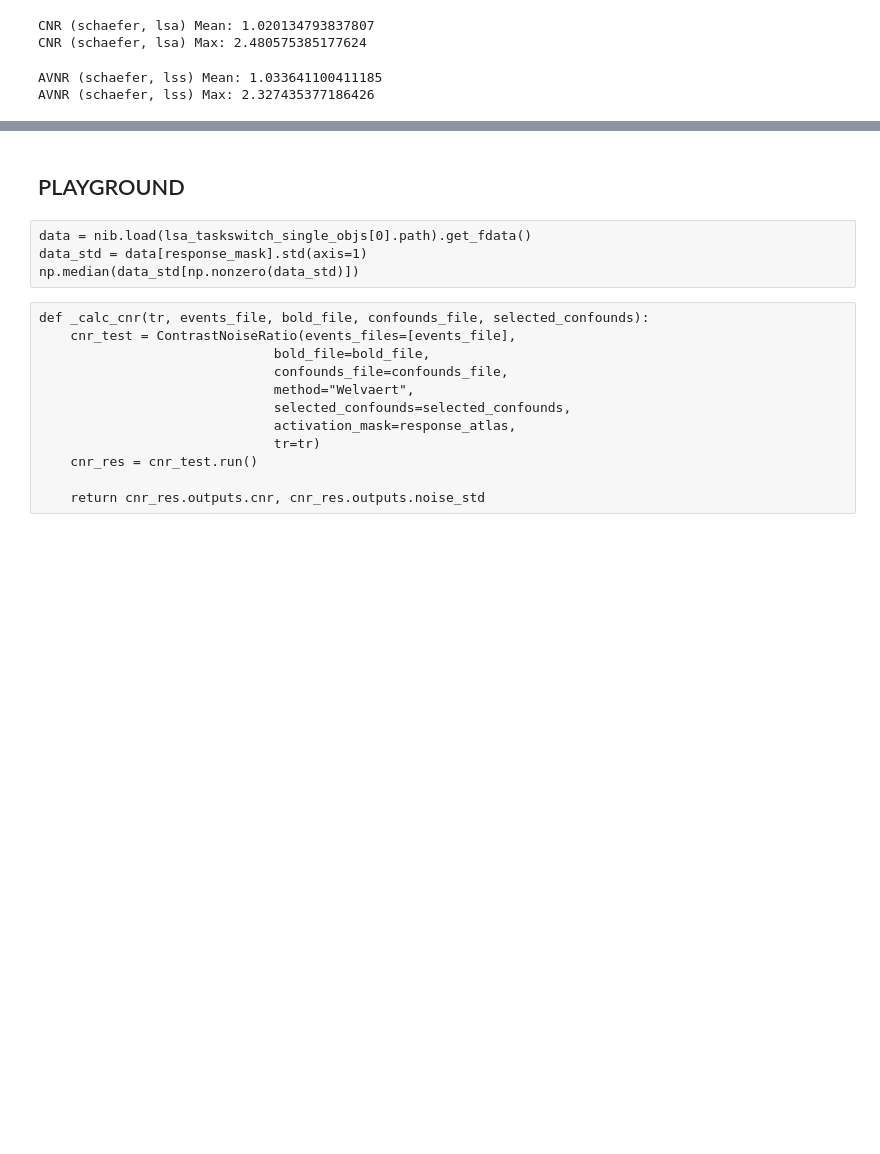
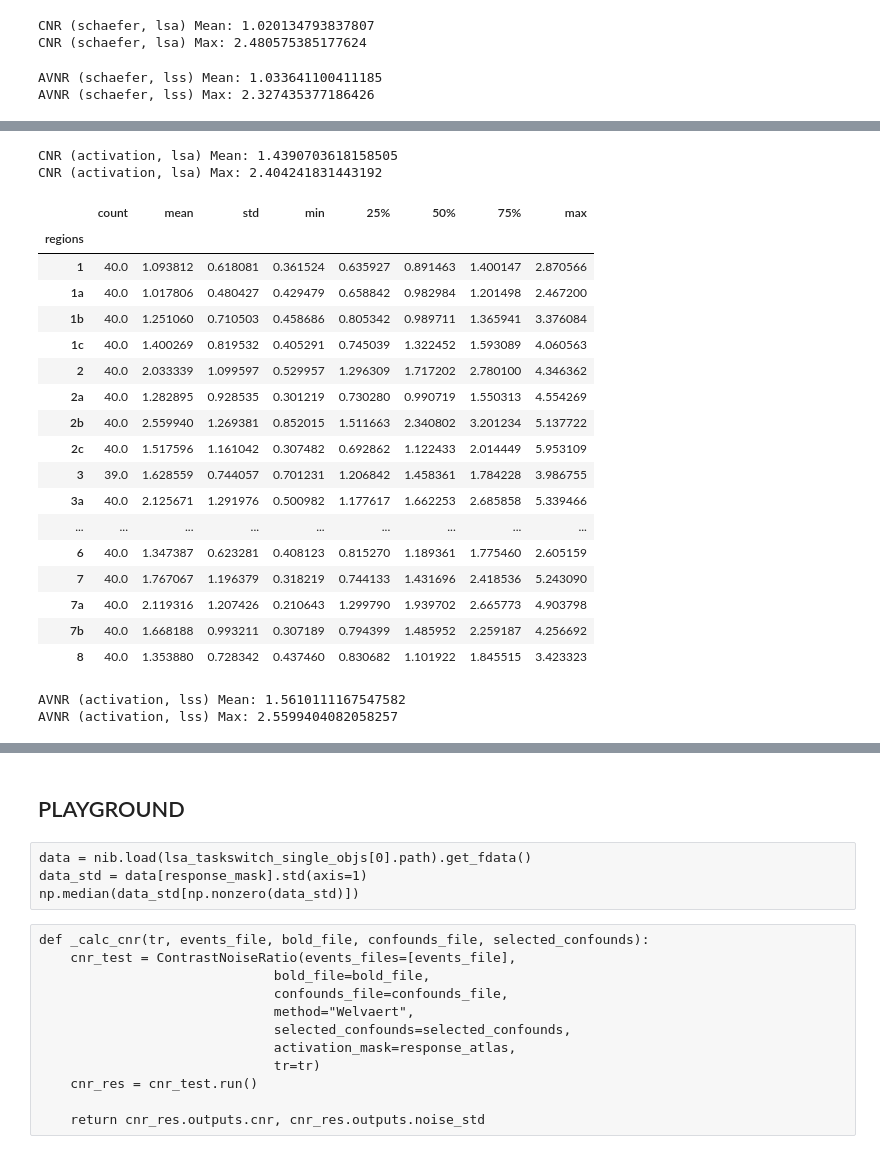
Before and after one commit to jdkent/BetaSeriesRealDataAnalysis, a Jupyter notebook: nibsAnalysis/cnr_trial_variability.ipynb, the cells around one changed output, grey strips where cells are left out. Cells and saved outputs as stored; diff of their text form; code cells hidden in the pictures; blank space fills up the shorter version.

```diff
--- a/nibsAnalysis/cnr_trial_variability.ipynb
+++ b/nibsAnalysis/cnr_trial_variability.ipynb
@@ -365,0 +520,37 @@ CNR (schaefer, lss) Max: 1.8056619546708372
+# %%
+cnr_fb_act_lsa_mean = cnr_fb_activation_lsa_df.describe().T['mean'].mean()
+cnr_fb_act_lsa_max = cnr_fb_activation_lsa_df.describe().T['mean'].max()
+print("CNR (activation, lsa) Mean: {}".format(cnr_fb_act_lsa_mean))
+print("CNR (activation, lsa) Max: {}".format(cnr_fb_act_lsa_max))
+# %% [output]
+CNR (activation, lsa) Mean: 1.4390703618158505
+CNR (activation, lsa) Max: 2.404241831443192
+# %%
+cvnr_fb_activation_lss_df.describe().T
+# %% [output]
+|  | count | mean | std | min | 25% | 50% | 75% | max |
+| regions |  |  |  |  |  |  |  |  |
+| 1 | 40.0 | 1.093812 | 0.618081 | 0.361524 | 0.635927 | 0.891463 | 1.400147 | 2.870566 |
+| 1a | 40.0 | 1.017806 | 0.480427 | 0.429479 | 0.658842 | 0.982984 | 1.201498 | 2.467200 |
+| 1b | 40.0 | 1.251060 | 0.710503 | 0.458686 | 0.805342 | 0.989711 | 1.365941 | 3.376084 |
+| 1c | 40.0 | 1.400269 | 0.819532 | 0.405291 | 0.745039 | 1.322452 | 1.593089 | 4.060563 |
+| 2 | 40.0 | 2.033339 | 1.099597 | 0.529957 | 1.296309 | 1.717202 | 2.780100 | 4.346362 |
+| 2a | 40.0 | 1.282895 | 0.928535 | 0.301219 | 0.730280 | 0.990719 | 1.550313 | 4.554269 |
+| 2b | 40.0 | 2.559940 | 1.269381 | 0.852015 | 1.511663 | 2.340802 | 3.201234 | 5.137722 |
+| 2c | 40.0 | 1.517596 | 1.161042 | 0.307482 | 0.692862 | 1.122433 | 2.014449 | 5.953109 |
+| 3 | 39.0 | 1.628559 | 0.744057 | 0.701231 | 1.206842 | 1.458361 | 1.784228 | 3.986755 |
+| 3a | 40.0 | 2.125671 | 1.291976 | 0.500982 | 1.177617 | 1.662253 | 2.685858 | 5.339466 |
+| ... | ... | ... | ... | ... | ... | ... | ... | ... |
+| 6 | 40.0 | 1.347387 | 0.623281 | 0.408123 | 0.815270 | 1.189361 | 1.775460 | 2.605159 |
+| 7 | 40.0 | 1.767067 | 1.196379 | 0.318219 | 0.744133 | 1.431696 | 2.418536 | 5.243090 |
+| 7a | 40.0 | 2.119316 | 1.207426 | 0.210643 | 1.299790 | 1.939702 | 2.665773 | 4.903798 |
+| 7b | 40.0 | 1.668188 | 0.993211 | 0.307189 | 0.794399 | 1.485952 | 2.259187 | 4.256692 |
+| 8 | 40.0 | 1.353880 | 0.728342 | 0.437460 | 0.830682 | 1.101922 | 1.845515 | 3.423323 |
+# %%
+cvnr_fb_act_lss_mean = cvnr_fb_activation_lss_df.describe().T['mean'].mean()
+cvnr_fb_act_lss_max = cvnr_fb_activation_lss_df.describe().T['mean'].max()
+print("AVNR (activation, lss) Mean: {}".format(cvnr_fb_act_lss_mean))
+print("AVNR (activation, lss) Max: {}".format(cvnr_fb_act_lss_max))
+# %% [output]
+AVNR (activation, lss) Mean: 1.5610111167547582
+AVNR (activation, lss) Max: 2.5599404082058257
```
Also changed, not shown: parts of 46 cells of this notebook, 45 other files.
